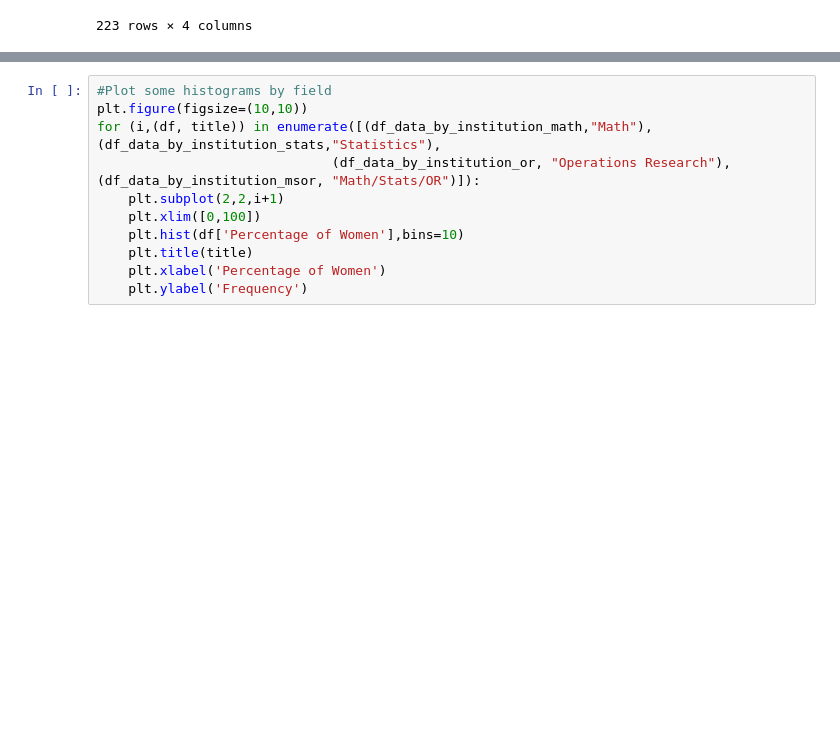
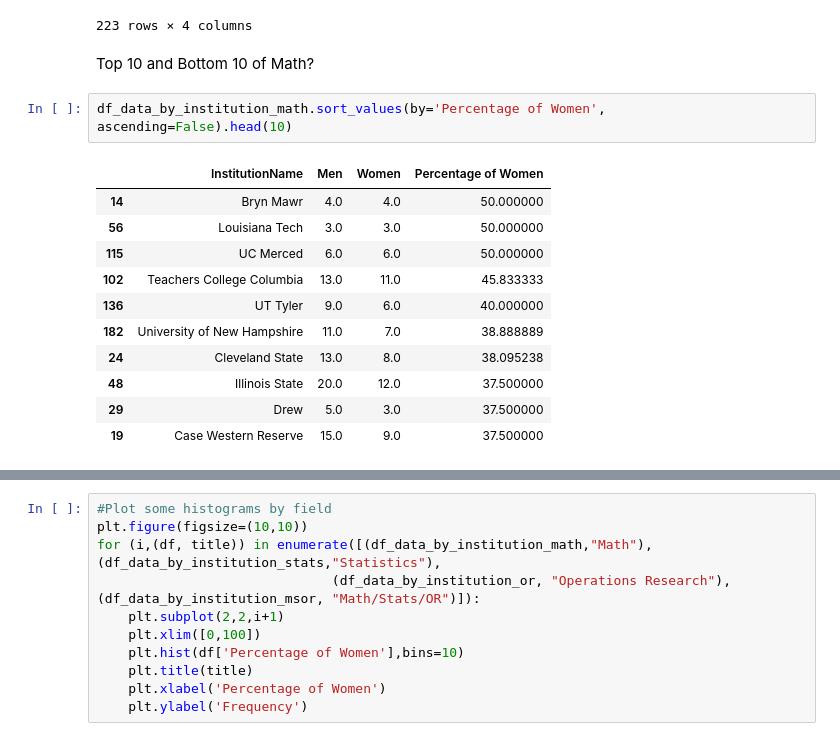
Before and after one commit to DAAAAMNSocialJustice/metamath, a Jupyter notebook: AMM/analysis.ipynb, the cells around one changed output, grey strips where cells are left out. Saved outputs shown, nothing was run; the diff lists cells and outputs as text; blank space fills up the shorter version.

Commit message:
Bottom 10

```diff
--- a/AMM/analysis.ipynb
+++ b/AMM/analysis.ipynb
@@ -109,3 +109,19 @@ df_data_by_institution_math
 | 221 | Worcester Polytechnic Institute | 34.0 | 6.0 | 15.000000 |
 | 222 | Yale | 28.0 | 6.0 | 17.647059 |
 223 rows × 4 columns
+# %% [markdown]
+Top 10 and Bottom 10 of Math?
+# %%
+df_data_by_institution_math.sort_values(by='Percentage of Women', ascending=False).head(10)
+# %% [output]
+|  | InstitutionName | Men | Women | Percentage of Women |
+| 14 | Bryn Mawr | 4.0 | 4.0 | 50.000000 |
+| 56 | Louisiana Tech | 3.0 | 3.0 | 50.000000 |
+| 115 | UC Merced | 6.0 | 6.0 | 50.000000 |
+| 102 | Teachers College Columbia | 13.0 | 11.0 | 45.833333 |
+| 136 | UT Tyler | 9.0 | 6.0 | 40.000000 |
+| 182 | University of New Hampshire | 11.0 | 7.0 | 38.888889 |
+| 24 | Cleveland State | 13.0 | 8.0 | 38.095238 |
+| 48 | Illinois State | 20.0 | 12.0 | 37.500000 |
+| 29 | Drew | 5.0 | 3.0 | 37.500000 |
+| 19 | Case Western Reserve | 15.0 | 9.0 | 37.500000 |
```
Also changed, not shown: parts of 3 cells of this notebook.
